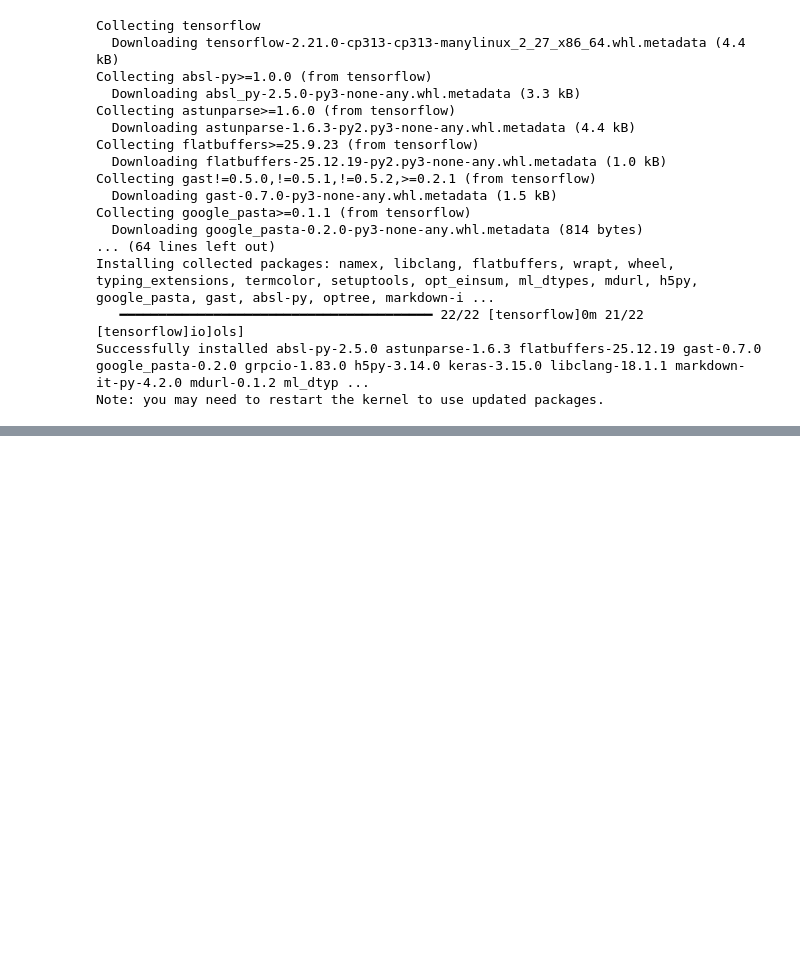
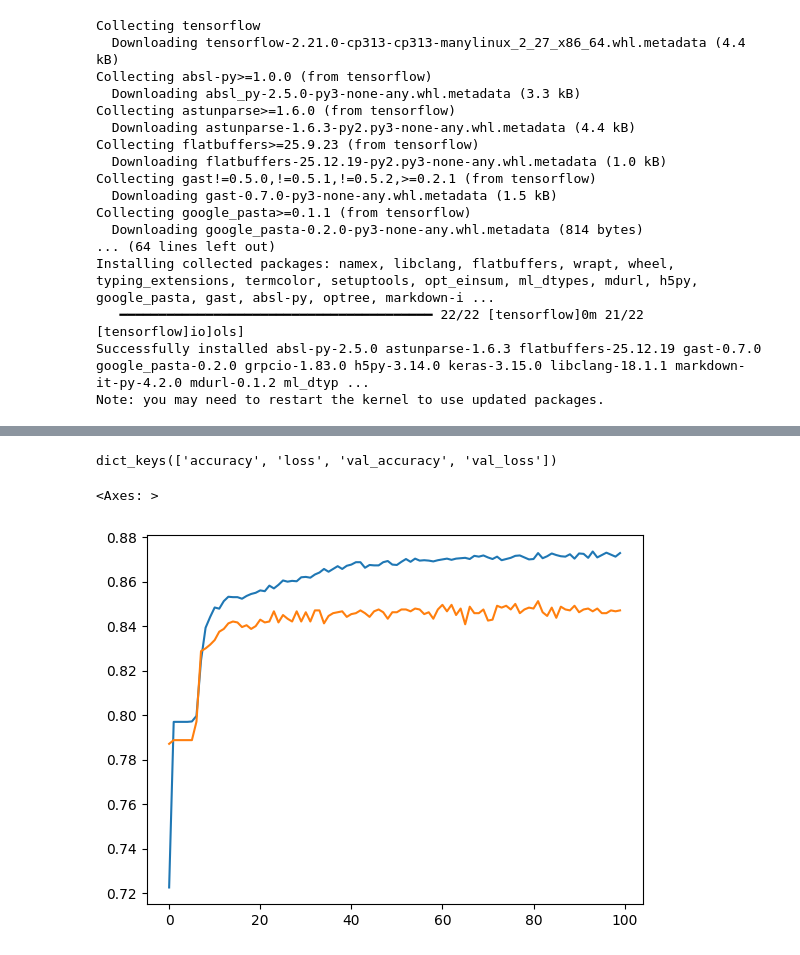
Before and after one commit to lalithrajr1034/Deep_learning_practice, a Jupyter notebook: DL/ANN/Practice/deep_learning_clasification.ipynb, the cells around one changed output, grey strips where cells are left out. Saved outputs shown, nothing was run; the diff lists cells and outputs as text; code cells hidden in the pictures; blank space fills up the shorter version.

```diff
--- a/DL/ANN/Practice/deep_learning_clasification.ipynb
+++ b/DL/ANN/Practice/deep_learning_clasification.ipynb
@@ -22,0 +162,8 @@ import
+# %%
+model = Sequential()
+
+model.add(Input(shape = (13,)))
+model.add(Dense(8, activation= para1))
+model.add(Dense(8, activation = para1))
+model.add(Dense(4, activation = para1))
+model.add(Dense(1, activation = para4))
@@ -22,0 +188,5 @@ import
+# %%
+model.compile(optimizer='Adam', loss = 'binary_crossentropy', metrics=['accuracy'])
+# %%
+y_t = Y_train.reset_index(drop=True)
+print(ready_train_data.shape)
@@ -22,0 +195,2 @@ import
+# %%
+histry = model.fit(ready_train_data, y_t, batch_size = 100, epochs=100 ,verbose=1, validation_split=0.3)
@@ -22,0 +215,4 @@ import
+# %%
+histry.history.keys()
+# %% [output]
+dict_keys(['accuracy', 'loss', 'val_accuracy', 'val_loss'])
@@ -22,0 +221,6 @@ import
+# %%
+sns.lineplot(histry.history['accuracy'])
+sns.lineplot(histry.history['val_accuracy'])
+# %% [output]
+<Axes: >
+[figure, added]
```
Also changed, not shown: parts of 40 cells of this notebook.
